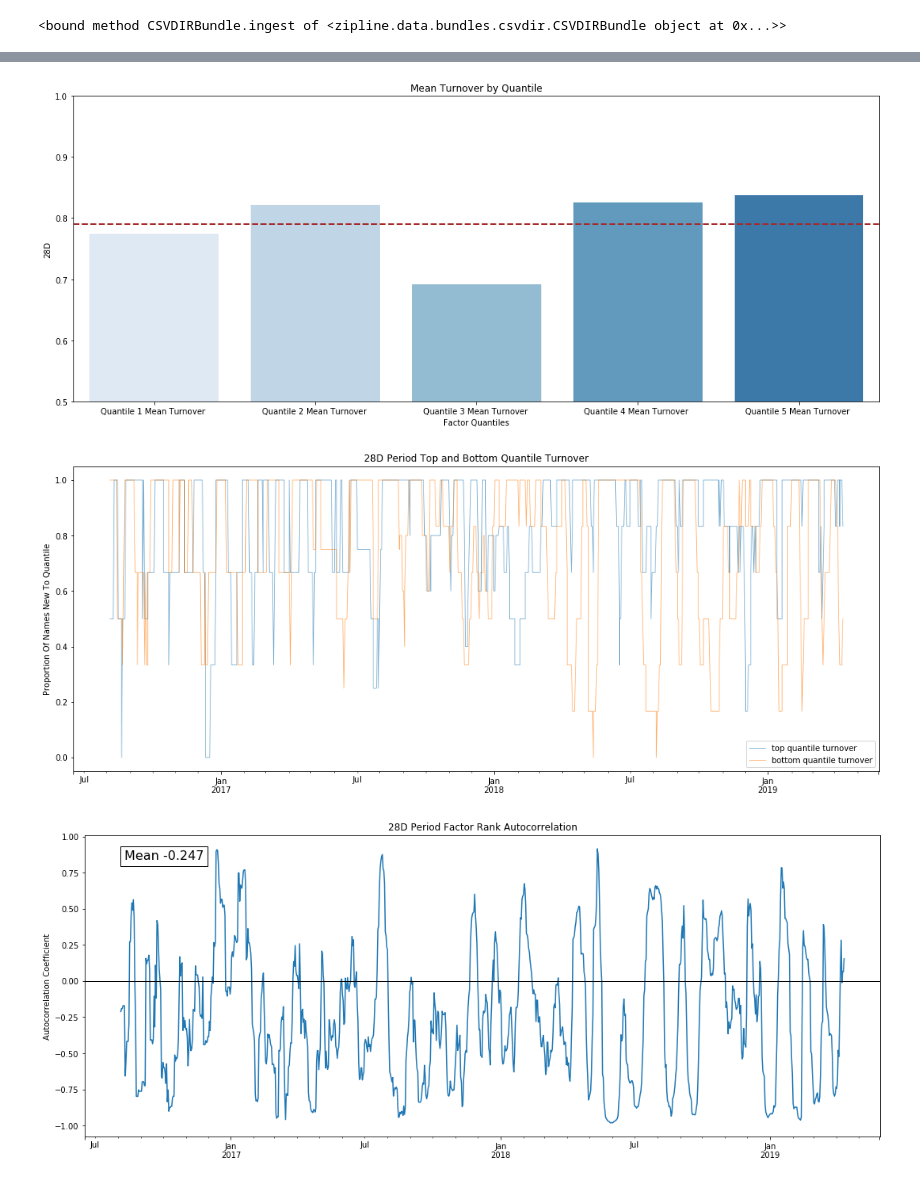
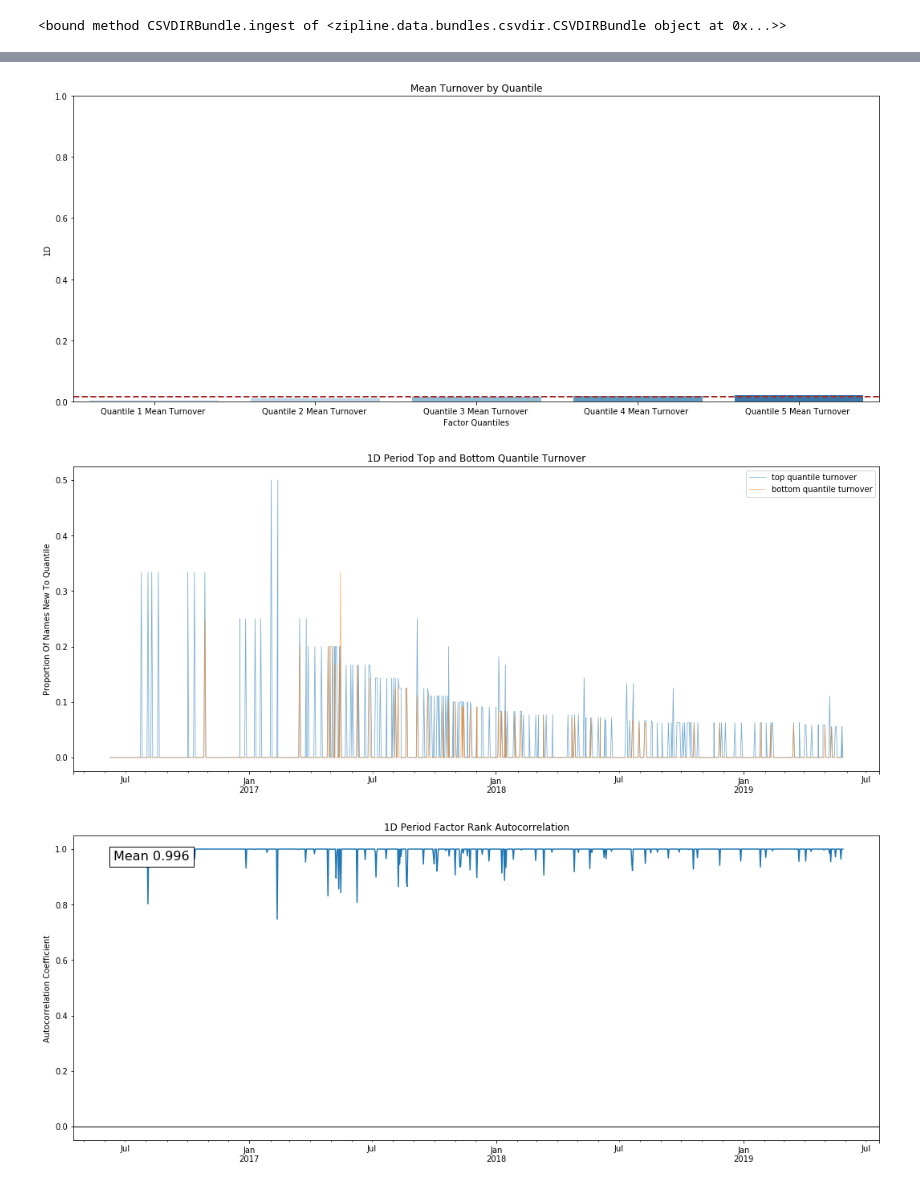
Before and after one commit to sirpipiro/coindr_paper, a Jupyter notebook: Zipline Test of Factors.ipynb, the cells around one changed output, grey strips where cells are left out. Cells and saved outputs as stored; diff of their text form; code cells hidden in the pictures.

```diff
--- a/Zipline Test of Factors.ipynb
+++ b/Zipline Test of Factors.ipynb
@@ -120,3 +45,25 @@ p.add(conditional_factor, 'conditional_factor')
+# %%
+class CoinAge(CustomFactor):
+
+    window_length = 10
+
+    inputs = [USEquityPricing.close]
+
+    outputs = ['age']
+
+    def compute(self, today, assets, out, dependent):
+
+        n_stocks = len(out)
+
+        for i in range(n_stocks):
+
+            out.age[i] = -(dependent[:, i] > 0.0).sum(axis = 0)
+# %%
+age_factor = CoinAge(mask = universe).age.rank()
+
+p = Pipeline(screen = universe)
+
+p.add(age_factor, 'age')
 # %%
 # Very Useful Guidance on how to build the pipeline engine
 
@@ -153,7 +100,7 @@ def build_pipeline_engine(bundle_data, trading_calendar):
 # %%
 engine = build_pipeline_engine(bundle_data, trading_calendar)
 # %%
-pipeline_data = engine.run_pipeline(p, start_session + pd.DateOffset(days = 60), end_session)
+pipeline_data = engine.run_pipeline(p, start_session + pd.DateOffset(days = 10), end_session)
 # %%
 from zipline.data.data_portal import DataPortal
 
@@ -201,10 +148,10 @@ def make_factor_data(df, data_portal, trading_calendar, start_date, end_date):
         factor_data[factor] = al.utils.get_clean_factor_and_forward_returns(
             factor = df[factor],
             prices = pricing,
-            periods = [28]
+            periods = [1]
         )
 
-    return factor_data['time_beta']
+    return factor_data['age']
 # %%
 factor_data = make_factor_data(pipeline_data, data_portal, trading_calendar, start_session, end_session)
 # %% [output]
@@ -439,35 +376,35 @@ for period in sorted(quantile_turnover.keys()):
     for quantile, p_data in quantile_turnover[period].iteritems():
         turnover_table.loc["Quantile {} Mean Turnover ".format(quantile),"{}".format(period)] = p_data.mean()
 
 turnover_table['Quantile'] = turnover_table.index
 mean_turnover = turnover_table.mean().values[0]
 fig, ax = plt.subplots(figsize = (18, 7))
-sns.barplot(x = 'Quantile', y = '28D', data = turnover_table, ax = ax, palette = sns.color_palette('Blues'))
-ax.set(ylim = (0.5, 1), title = 'Mean Turnover by Quantile', xlabel = 'Factor Quantiles')
+sns.barplot(x = 'Quantile', y = '1D', data = turnover_table, ax = ax, palette = sns.color_palette('Blues'))
+ax.set(ylim = (0, 1), title = 'Mean Turnover by Quantile', xlabel = 'Factor Quantiles')
 ax.axhline(mean_turnover, color = 'brown', linestyle = 'dashed', linewidth = 2)
 plt.savefig('./inputs/turn_chart_1.jpg')
 plt.show()
 
 f, ax = plt.subplots(1, 1, figsize=(18, 7))
 
 for period in turnover_periods:
     if quantile_turnover[period].isnull().all().all():
         continue
     al.plotting.plot_top_bottom_quantile_turnover(quantile_turnover[period], period=period, ax=ax)
 
 plt.savefig('./inputs/turn_chart_2.jpg')
 plt.show()
 
 f, ax = plt.subplots(1, 1, figsize=(18, 7))
 
 for period in autocorrelation:
     if autocorrelation[period].isnull().all():
         continue
     al.plotting.plot_factor_rank_auto_correlation(autocorrelation[period], period=period, ax=ax)
 
 plt.savefig('./inputs/turn_chart_3.jpg')
 plt.show()
 # %% [output]
-[figure, old version]
+[figure, new version]
-[figure, old version]
+[figure, new version]
-[figure, old version]
+[figure, new version]
```
Also changed, not shown: parts of 11 cells of this notebook, 5 other files.
